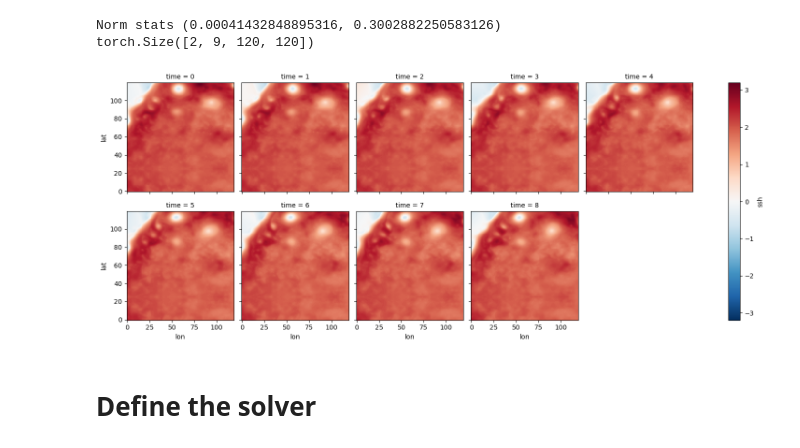
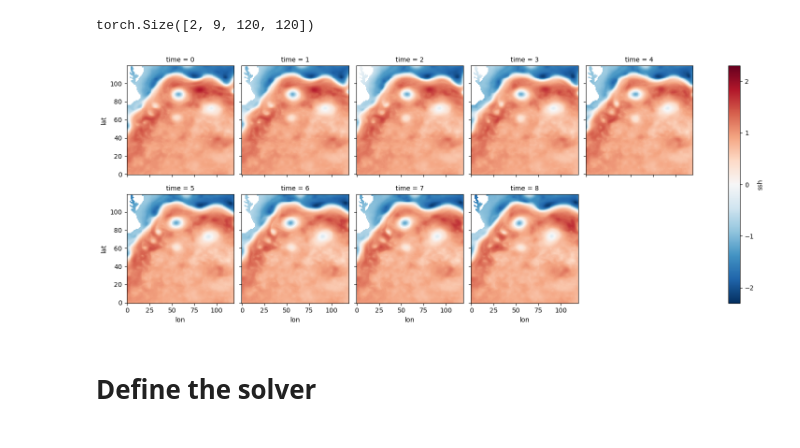
Before and after one commit to CIA-Oceanix/4dvarnet-starter, a Jupyter notebook: Notebook_SPDE/Notebook_SPDE_rzf=2_osse_natl.ipynb, the cells around one changed output. Drawn from its saved outputs; the diff is of its cells as text; code cells hidden in the pictures.

Commit message:
Notebook all operationals

```diff
--- a/Notebook_SPDE/Notebook_SPDE_rzf=2_osse_natl.ipynb
+++ b/Notebook_SPDE/Notebook_SPDE_rzf=2_osse_natl.ipynb
@@ -1,7 +1,7 @@
 # %%
 import sys
 sys.path.append('..')
-from src.data_notebook import *
+from src.data_notebook_fast import *
 from src.utils import *
 from src.models import *
 from contrib.stoch_spde.lit_model_spde import *
@@ -17,38 +17,68 @@ import torch
 import itertools
 
 lon_min = -77
 lon_max = 5
 lat_min = 27
 lat_max = 64
 
-datamodule = BaseDataModule(input_da=load_altimetry_data("/DATASET/mbeauchamp/natl_4nadirs_swot.nc"),
-                            domains={'train': {'time': slice('2013-02-24', '2013-03-05',)},
-                                     'val': {'time': slice('2013-01-15', '2013-01-28',)},
+#input_da=load_altimetry_data_fast("/DATASET/mbeauchamp/natl_4nadirs_swot.nc")
+#ds=input_da.coarsen(lon=2,boundary="trim").mean().coarsen(lat=2,boundary="trim").mean()
+#m, s = ds.tgt.mean().data, ds.tgt.std().data
+
+def norm_stats(train_data, variable='tgt'):
+    return train_data.sel(variable=variable).pipe(lambda da: (da.mean().values.item(), da.std().values.item()))
+
+train_data = load_altimetry_data("/DATASET/mbeauchamp/natl_gf_w_5nadirs_swot.nc").sel(time=slice('2013-02-24', '2013-09-30',),
+                                                                          lon=slice(lon_min, lon_max,),
+                                                                          lat=slice(lat_min, lat_max,))
+m, s = norm_stats(train_data)
+
+datamodule = BaseDataModule(input_da=load_altimetry_data_fast("/DATASET/mbeauchamp/natl_4nadirs_swot.nc",
+                                                              var_obs="nadir_mod"),
+                            domains={'train': {'time': slice('2013-02-24', '2013-09-30',)},
+                                     'val': {'time': slice('2012-12-15', '2013-02-24',)},
+                                     'test': {'time': slice('2012-10-17', '2012-12-07',)}},
+                            xrds_kw={'patch_dims': {'time': 9, 'lat': 120, 'lon': 120},
+                                     'strides': {'time': 1, 'lat': 5, 'lon': 5},
+                                     'domain_limits':  dict(lon=slice(lon_min, lon_max,),
+                                                            lat=slice(lat_min, lat_max,))},
+                            dl_kw={'batch_size': 2, 'num_workers': 1},
+                            aug_kw={'aug_factor': 1, 'aug_only': True},
+                            #norm_stats=[0.022132990478614206,0.3496961644987652],
+                            #norm_stats=[0.,1.],
+                            norm_stats=[m,s],
+                            resize_factor=2, grad=False)
+
+datamodule_for_test = BaseDataModule(input_da=load_altimetry_data_fast("/DATASET/mbeauchamp/natl_4nadirs_swot.nc"),
+                            domains={'train': {'time': slice('2013-02-24', '2013-09-30',)},
+                                     'val': {'time': slice('2012-12-15', '2013-02-24',)},
                                      'test': {'time': slice('2012-10-17', '2012-12-07',)}},
                             xrds_kw={'patch_dims': {'time': 9, 'lat': 120, 'lon': 120},
                                      'strides': {'time': 1, 'lat': 100, 'lon': 100},
                                      'domain_limits':  dict(lon=slice(lon_min, lon_max,),
                                                             lat=slice(lat_min, lat_max,))},
                             dl_kw={'batch_size': 2, 'num_workers': 1},
                             aug_kw={'aug_factor': 1, 'aug_only': True},
+                            norm_stats=[0.022132990478614206,0.3496961644987652],
                             resize_factor=2, grad=False)
+
 datamodule.setup()
+datamodule_for_test.setup()
 
 
 # datamodule.train_ds[0].input has shape (15, 240, 240)
 xr.Dataset(data_vars={'ssh':(('time','lat','lon'),datamodule.train_ds[0].tgt)},
            coords={'time':np.arange(9),
                    'lon':np.arange(datamodule.train_ds[0].tgt.shape[2]),
                    'lat':np.arange(datamodule.train_ds[0].tgt.shape[1])}).ssh.plot(col='time',col_wrap=5)
 
 data_loader = datamodule.train_dataloader()
 k=10
 my_sample = next(itertools.islice(data_loader, k, None))
 print(my_sample[0].shape)
 # %% [output]
-Norm stats (0.00041432848895316, 0.3002882250583126)
 torch.Size([2, 9, 120, 120])
-[figure, old version]
+[figure, new version]
 # %% [markdown]
 # Define the solver
 # %%
```
Also changed, not shown: parts of 13 cells of this notebook, 24 other files.
